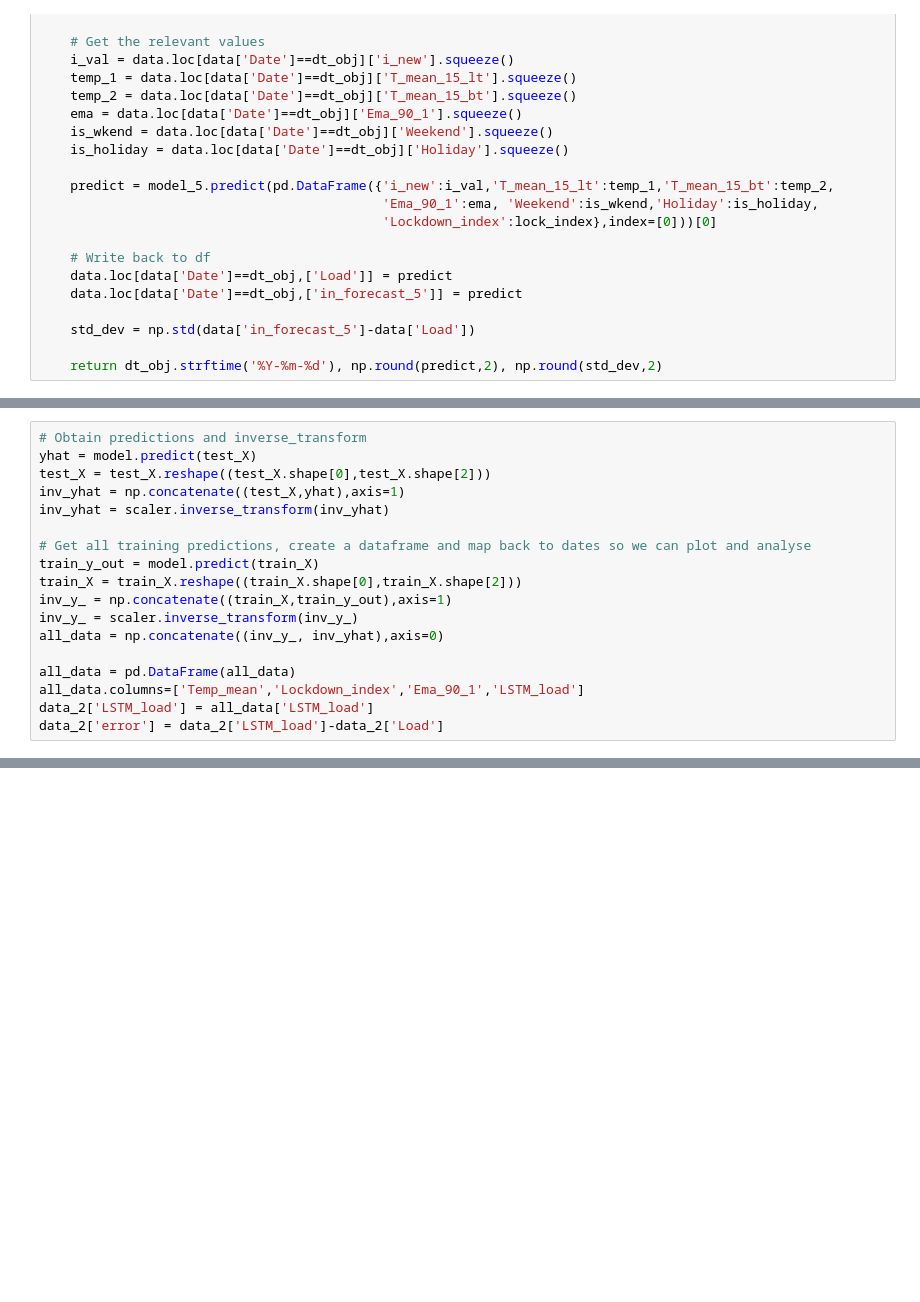
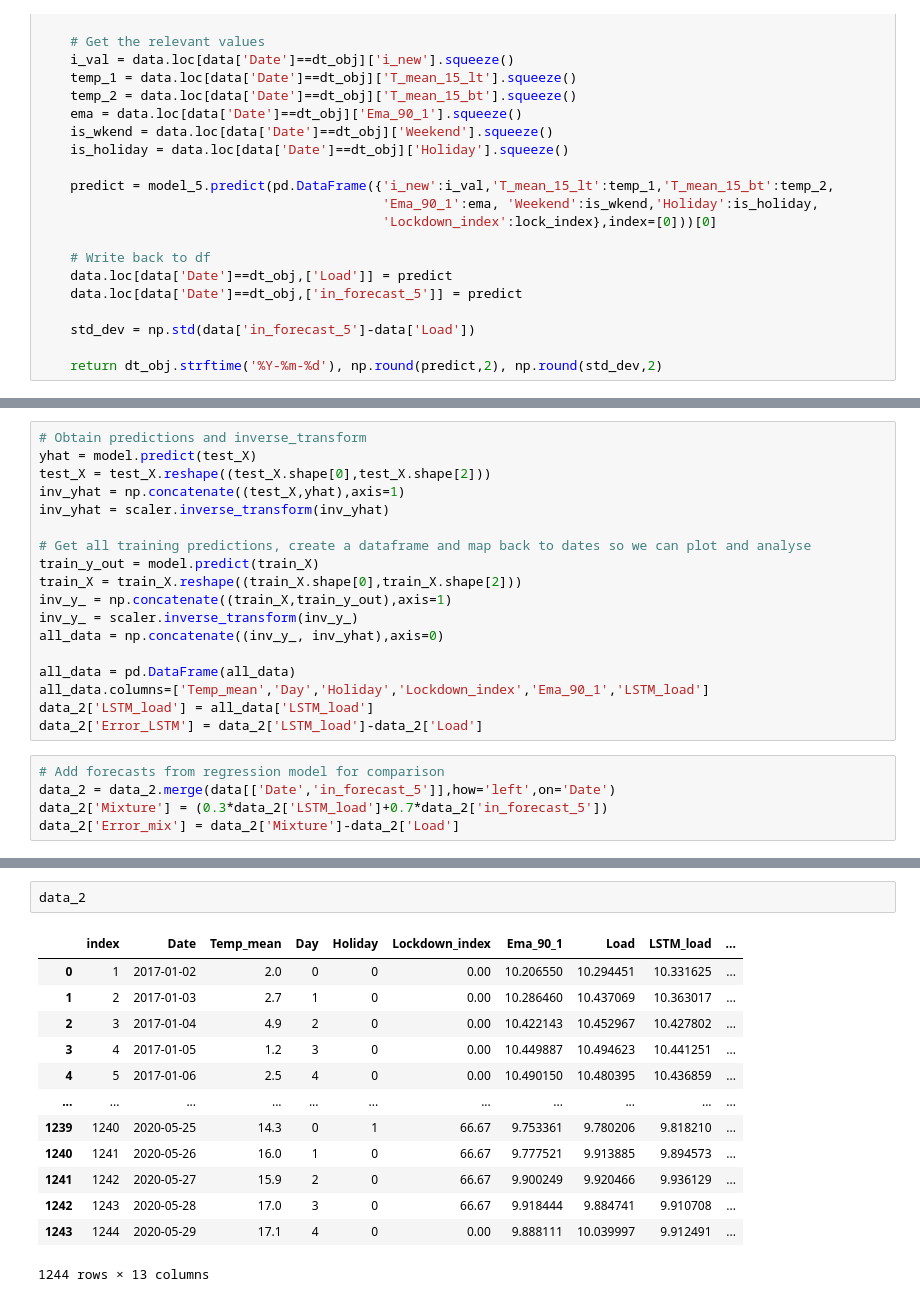
Before and after one commit to depavlidou/energy, a Jupyter notebook: Energy_Analytics_Forecasting_0.ipynb, the cells around one changed output, grey strips where cells are left out. Cells and saved outputs as stored; diff of their text form; blank space fills up the shorter version.

```diff
--- a/Energy_Analytics_Forecasting_0.ipynb
+++ b/Energy_Analytics_Forecasting_0.ipynb
@@ -610,8 +631,13 @@ inv_y_ = scaler.inverse_transform(inv_y_)
 all_data = np.concatenate((inv_y_, inv_yhat),axis=0)
 
 all_data = pd.DataFrame(all_data)
-all_data.columns=['Temp_mean','Lockdown_index','Ema_90_1','LSTM_load']
+all_data.columns=['Temp_mean','Day','Holiday','Lockdown_index','Ema_90_1','LSTM_load']
 data_2['LSTM_load'] = all_data['LSTM_load']
-data_2['error'] = data_2['LSTM_load']-data_2['Load']
+data_2['Error_LSTM'] = data_2['LSTM_load']-data_2['Load']
+# %%
+# Add forecasts from regression model for comparison
+data_2 = data_2.merge(data[['Date','in_forecast_5']],how='left',on='Date')
+data_2['Mixture'] = (0.3*data_2['LSTM_load']+0.7*data_2['in_forecast_5'])
+data_2['Error_mix'] = data_2['Mixture']-data_2['Load']
 # %%
 # Plot series
@@ -648,0 +685,16 @@ fig.show()
+# %%
+data_2
+# %% [output]
+|  | index | Date | Temp_mean | Day | Holiday | Lockdown_index | Ema_90_1 | Load | LSTM_load | ... |
+| 0 | 1 | 2017-01-02 | 2.0 | 0 | 0 | 0.00 | 10.206550 | 10.294451 | 10.331625 | ... |
+| 1 | 2 | 2017-01-03 | 2.7 | 1 | 0 | 0.00 | 10.286460 | 10.437069 | 10.363017 | ... |
+| 2 | 3 | 2017-01-04 | 4.9 | 2 | 0 | 0.00 | 10.422143 | 10.452967 | 10.427802 | ... |
+| 3 | 4 | 2017-01-05 | 1.2 | 3 | 0 | 0.00 | 10.449887 | 10.494623 | 10.441251 | ... |
+| 4 | 5 | 2017-01-06 | 2.5 | 4 | 0 | 0.00 | 10.490150 | 10.480395 | 10.436859 | ... |
+| ... | ... | ... | ... | ... | ... | ... | ... | ... | ... | ... |
+| 1239 | 1240 | 2020-05-25 | 14.3 | 0 | 1 | 66.67 | 9.753361 | 9.780206 | 9.818210 | ... |
+| 1240 | 1241 | 2020-05-26 | 16.0 | 1 | 0 | 66.67 | 9.777521 | 9.913885 | 9.894573 | ... |
+| 1241 | 1242 | 2020-05-27 | 15.9 | 2 | 0 | 66.67 | 9.900249 | 9.920466 | 9.936129 | ... |
+| 1242 | 1243 | 2020-05-28 | 17.0 | 3 | 0 | 66.67 | 9.918444 | 9.884741 | 9.910708 | ... |
+| 1243 | 1244 | 2020-05-29 | 17.1 | 4 | 0 | 0.00 | 9.888111 | 10.039997 | 9.912491 | ... |
+1244 rows × 13 columns
```
Also changed, not shown: parts of 21 cells of this notebook.
